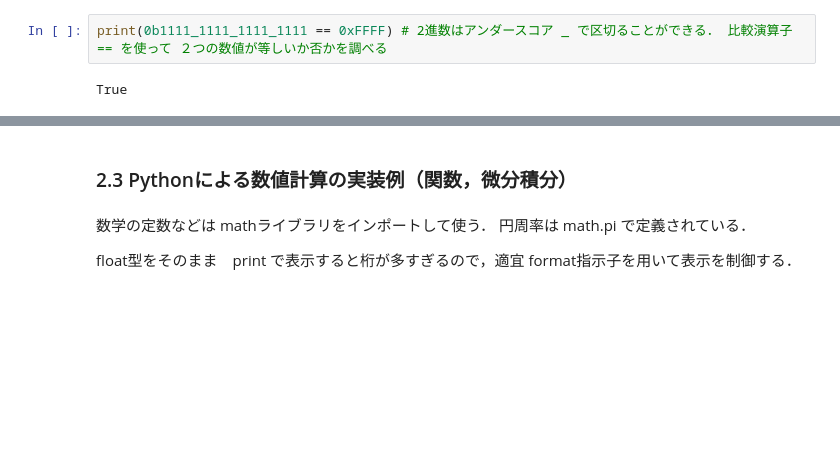
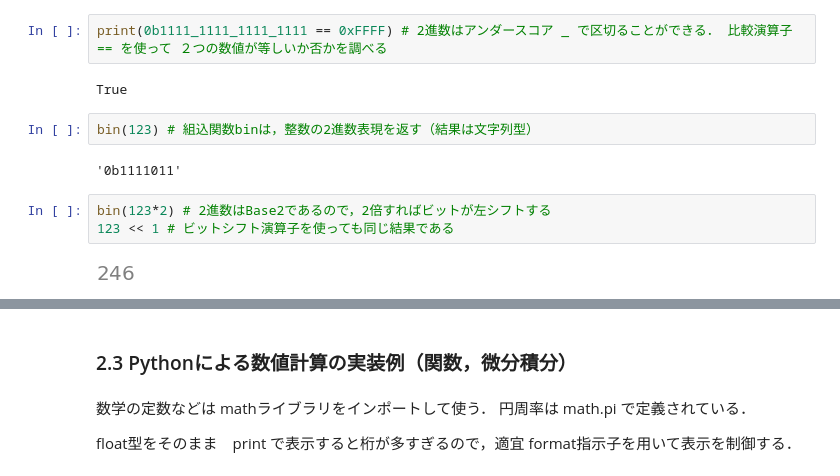
Before and after one commit to MDASH-shinshu/MDASH-T-DE, a Jupyter notebook: 2/2_data_expression_colab.ipynb, the cells around one changed output, grey strips where cells are left out. Cells and saved outputs as stored; diff of their text form; blank space fills up the shorter version.

```diff
--- a/2/2_data_expression_colab.ipynb
+++ b/2/2_data_expression_colab.ipynb
@@ -171,3 +176,12 @@ binary_num + octal_num + hexadecimal_num # 数値はすべて整数型intであ
 print(0b1111_1111_1111_1111 == 0xFFFF) # 2進数はアンダースコア _ で区切ることができる． 比較演算子 == を使って ２つの数値が等しいか否かを調べる
 # %% [output]
 True
+# %%
+bin(123) # 組込関数binは，整数の2進数表現を返す（結果は文字列型）
+# %% [output]
+'0b1111011'
+# %%
+bin(123*2) # 2進数はBase2であるので，2倍すればビットが左シフトする
+123 << 1 # ビットシフト演算子を使っても同じ結果である
+# %% [output]
+[figure, added]
```
Also changed, not shown: parts of 37 cells of this notebook.
